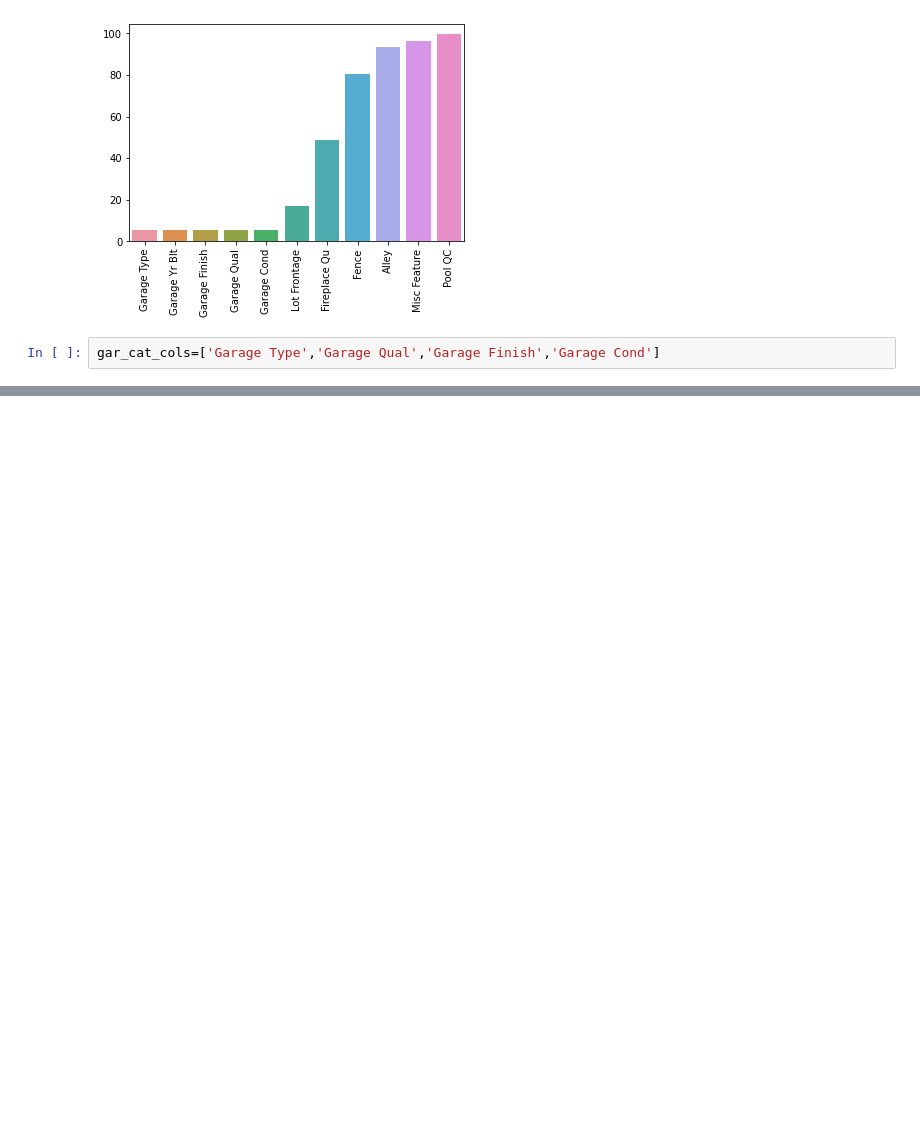
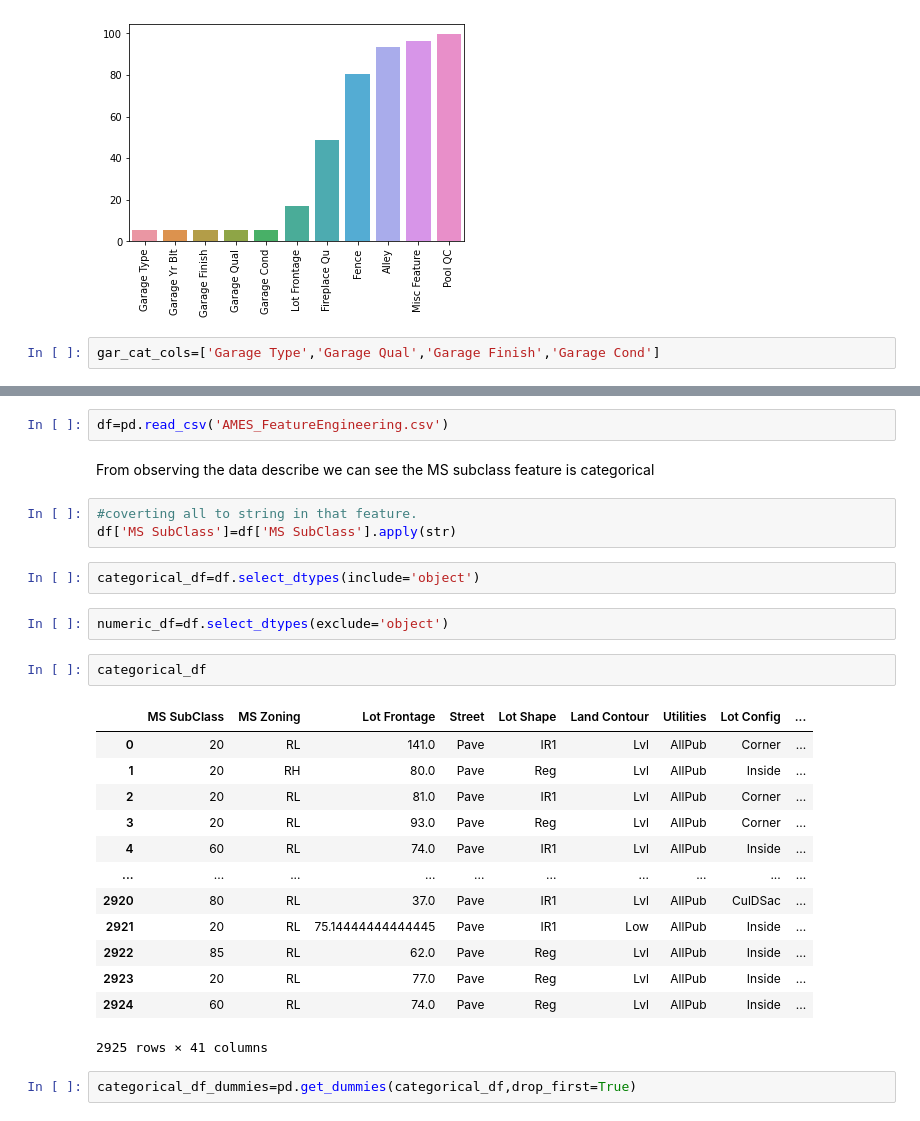
Before and after one commit to proton029/Challenges, a Jupyter notebook: Linear RegressionProject.ipynb, the cells around one changed output, grey strips where cells are left out. Drawn from its saved outputs; the diff is of its cells as text; blank space fills up the shorter version.

Commit message:
Categorical features dealt

```diff
--- a/Linear RegressionProject.ipynb
+++ b/Linear RegressionProject.ipynb
@@ -511,0 +512,29 @@ df.to_csv('AMES_Featur.csv')
+# %%
+df=pd.read_csv('AMES_FeatureEngineering.csv')
+# %% [markdown]
+From observing the data describe we can see the MS subclass feature is categorical
+# %%
+#coverting all to string in that feature.
+df['MS SubClass']=df['MS SubClass'].apply(str)
+# %%
+categorical_df=df.select_dtypes(include='object')
+# %%
+numeric_df=df.select_dtypes(exclude='object')
+# %%
+categorical_df
+# %% [output]
+|  | MS SubClass | MS Zoning | Lot Frontage | Street | Lot Shape | Land Contour | Utilities | Lot Config | ... |
+| 0 | 20 | RL | 141.0 | Pave | IR1 | Lvl | AllPub | Corner | ... |
+| 1 | 20 | RH | 80.0 | Pave | Reg | Lvl | AllPub | Inside | ... |
+| 2 | 20 | RL | 81.0 | Pave | IR1 | Lvl | AllPub | Corner | ... |
+| 3 | 20 | RL | 93.0 | Pave | Reg | Lvl | AllPub | Corner | ... |
+| 4 | 60 | RL | 74.0 | Pave | IR1 | Lvl | AllPub | Inside | ... |
+| ... | ... | ... | ... | ... | ... | ... | ... | ... | ... |
+| 2920 | 80 | RL | 37.0 | Pave | IR1 | Lvl | AllPub | CulDSac | ... |
+| 2921 | 20 | RL | 75.14444444444445 | Pave | IR1 | Low | AllPub | Inside | ... |
+| 2922 | 85 | RL | 62.0 | Pave | Reg | Lvl | AllPub | Inside | ... |
+| 2923 | 20 | RL | 77.0 | Pave | Reg | Lvl | AllPub | Inside | ... |
+| 2924 | 60 | RL | 74.0 | Pave | Reg | Lvl | AllPub | Inside | ... |
+2925 rows × 41 columns
+# %%
+categorical_df_dummies=pd.get_dummies(categorical_df,drop_first=True)
```
Also changed, not shown: parts of 49 cells of this notebook.
